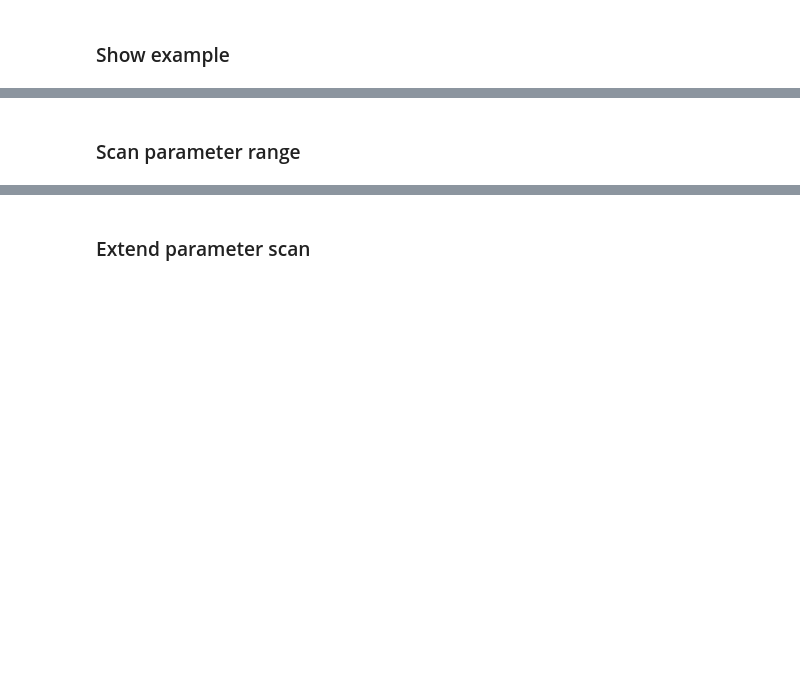
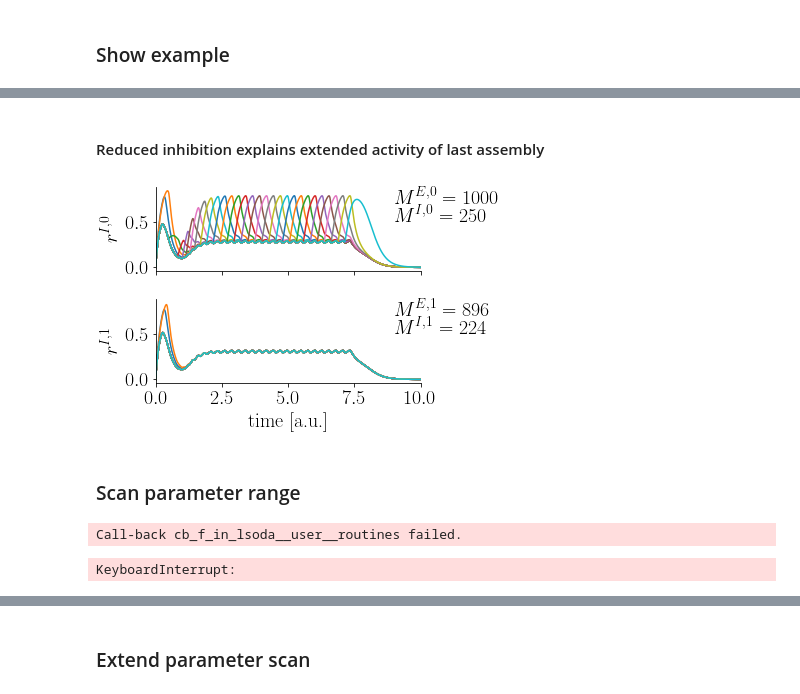
Before and after one commit to tristanstoeber/sequence_competition_cooperation, a Jupyter notebook: 2_TwoSequences.ipynb, the cells around one changed output, grey strips where cells are left out. Cells and saved outputs as stored; diff of their text form; code cells hidden in the pictures; blank space fills up the shorter version.

```diff
--- a/2_TwoSequences.ipynb
+++ b/2_TwoSequences.ipynb
@@ -52,3 +55,29 @@ plt.savefig('figures/2b_Competition_example.svg')
+# %% [markdown]
+#### Reduced inhibition explains extended activity of last assembly
+# %%
+fig, ax = plt.subplots(2, 1, sharex=True, sharey=True, squeeze=False)
+
+rI = r[:, 1::2]
+for i, seq_i in enumerate(params['seqs']):
+    rI_i = rI[:, seq_i]
+    #plot rates
+    ax[i, 0].plot(t,  rI_i[:, ::1])
+
+    # annotate
+    ax[i, 0].set_ylabel(r'$r^{I,'+str(i)+'}$')
+    ax[i, 0].spines['right'].set_visible(False)
+    ax[i, 0].spines['top'].set_visible(False)
+
+    ax[i, 0].text(9, 0.7, r'$M^{E,'+str(i)+'} = '+str(params['nE'][i])+'$')
+    ax[i, 0].text(9, 0.5, r'$M^{I,'+str(i)+'} = '+str(params['nI'][i])+'$')
+
+ax[-1, 0].set_xlim(0, 10)
+ax[-1, 0].set_xlabel('time [a.u.]')
+fig.tight_layout()
+
+plt.savefig('figures/2b_Competition_example_inh.svg')
+# %% [output]
+[figure, added]
 # %% [markdown]
 ### Scan parameter range
 # %%
@@ -78,6 +107,9 @@ else:
             _, r_ij = sim.run()
             r[i, j, :, :] = r_ij.T
     tools_wc.save_pckl(r, fname_res)
+# %% [output]
+Call-back cb_f_in_lsoda__user__routines failed.
+KeyboardInterrupt:
 # %%
 rE = r[:, :, :, ::2]
 
```
Also changed, not shown: parts of 6 cells of this notebook, 2 other files.
